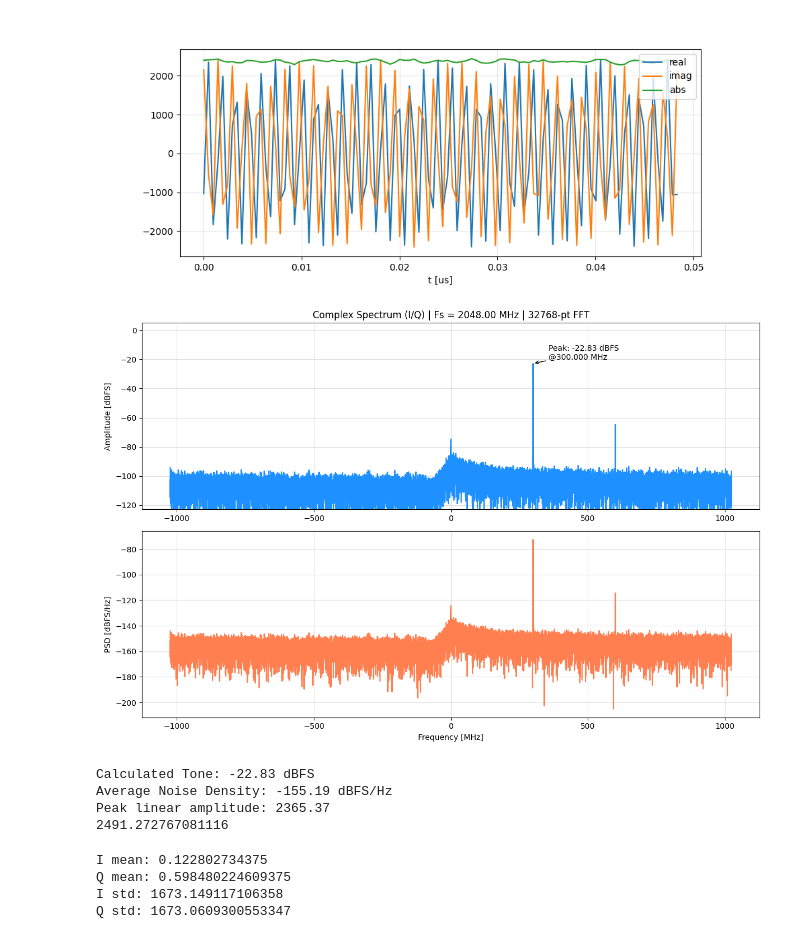
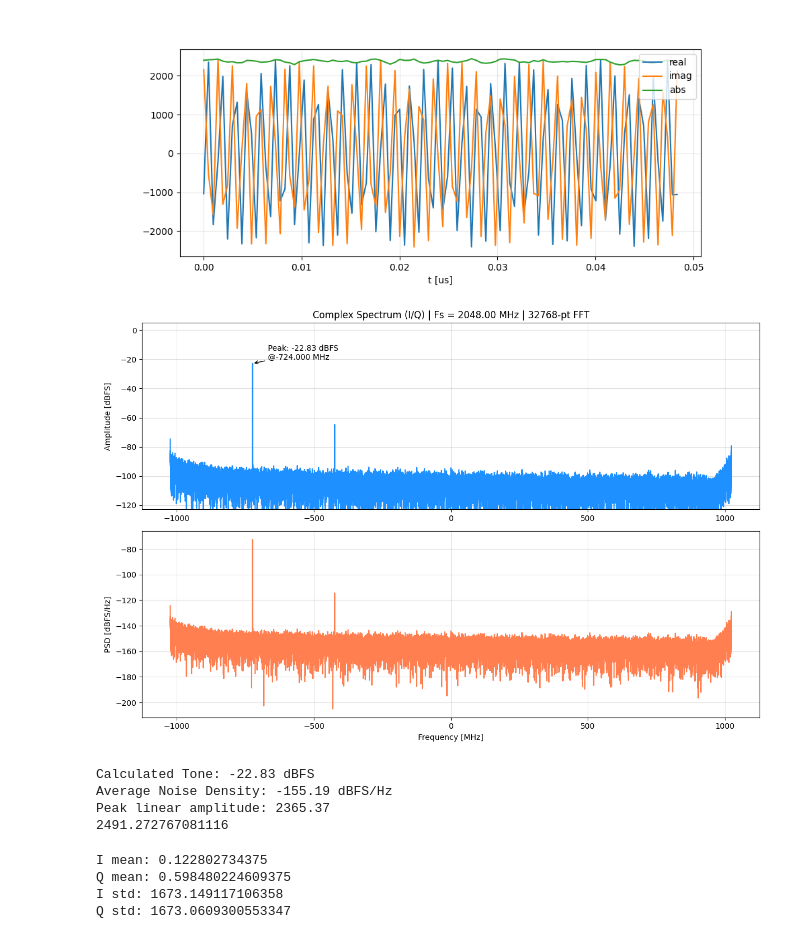
Before and after one commit to openquantumhardware/qick-tools, a Jupyter notebook: qick_tprocv2_111_fft_spectrum/notebooks/01_ADC_raw_data.ipynb, the cells around one changed output. Saved outputs shown, nothing was run; the diff lists cells and outputs as text; code cells hidden in the pictures.

```diff
--- a/qick_tprocv2_111_fft_spectrum/notebooks/01_ADC_raw_data.ipynb
+++ b/qick_tprocv2_111_fft_spectrum/notebooks/01_ADC_raw_data.ipynb
@@ -318,6 +318,7 @@ for i, file_path in enumerate(file_paths):
 
     # --- 2. Complex FFT ---
     fft_complex = np.fft.fft(x_windowed) / N
+    fft_complex = np.fft.fftshift(fft_complex)
     freqs = np.fft.fftshift(np.fft.fftfreq(N, 1/Fs))
 
     # --- 3. Amplitude in dBFS ---
@@ -494,6 +494,7 @@ x_windowed = x_adc_t * window
 # Note: For complex (I/Q) data, the FFT peak directly represents
 # the full amplitude of the complex phasor.
 fft_complex = np.fft.fft(x_windowed) / N
+fft_complex = np.fft.fftshift(fft_complex)
 freqs = np.fft.fftshift(np.fft.fftfreq(N, 1/Fs))
 
 # --- 3. Amplitude in dBFS ---
@@ -519,34 +520,34 @@ plt.subplot(2, 1, 1)
 plt.plot(freqs / 1e6, mag_dbfs, color='dodgerblue')
 plt.title(f"Complex Spectrum (I/Q) | Fs = {Fs/1e6:.2f} MHz | {N}-pt FFT")
 plt.ylabel("Amplitude [dBFS]")
 plt.grid(True, alpha=0.4)
 # Focus view: from peak down to 100dB below
 plt.ylim([np.max(mag_dbfs)-100, 5])
 
 # Peak Annotation
 peak_idx = np.argmax(mag_dbfs)
 plt.annotate(f'Peak: {mag_dbfs[peak_idx]:.2f} dBFS\n@{freqs[peak_idx]/1e6:.3f} MHz',
              xy=(freqs[peak_idx]/1e6, mag_dbfs[peak_idx]),
              xytext=(20, 5), textcoords='offset points',
              arrowprops=dict(arrowstyle='->', color='black'))
 
 # Subplot 2: Power Spectral Density
 plt.subplot(2, 1, 2)
 plt.plot(freqs / 1e6, psd_dbfs_hz, color='coral')
 plt.xlabel("Frequency [MHz]")
 plt.ylabel("PSD [dBFS/Hz]")
 plt.grid(True, alpha=0.4)
 
 plt.tight_layout()
 plt.show()
 plt.savefig(f'images/ADC_zcu111_AmpdBFS_and_PSD_1Tone_{f_tone/1e6:.2f}MHz_{Pin}dBm.png',dpi=300)
 
 print(f"Calculated Tone: {mag_dbfs[peak_idx]:.2f} dBFS")
 print(f"Average Noise Density: {np.median(psd_dbfs_hz):.2f} dBFS/Hz")
 print(f"Peak linear amplitude: {mag_linear[peak_idx]:.2f}")
 print(np.max(np.abs(x_adc_t)))
 # %% [output]
-[figure, old version]
+[figure, new version]
 Calculated Tone: -22.83 dBFS
 Average Noise Density: -155.19 dBFS/Hz
 Peak linear amplitude: 2365.37
```
Also changed, not shown: parts of 2 cells of this notebook, 1 other file.
